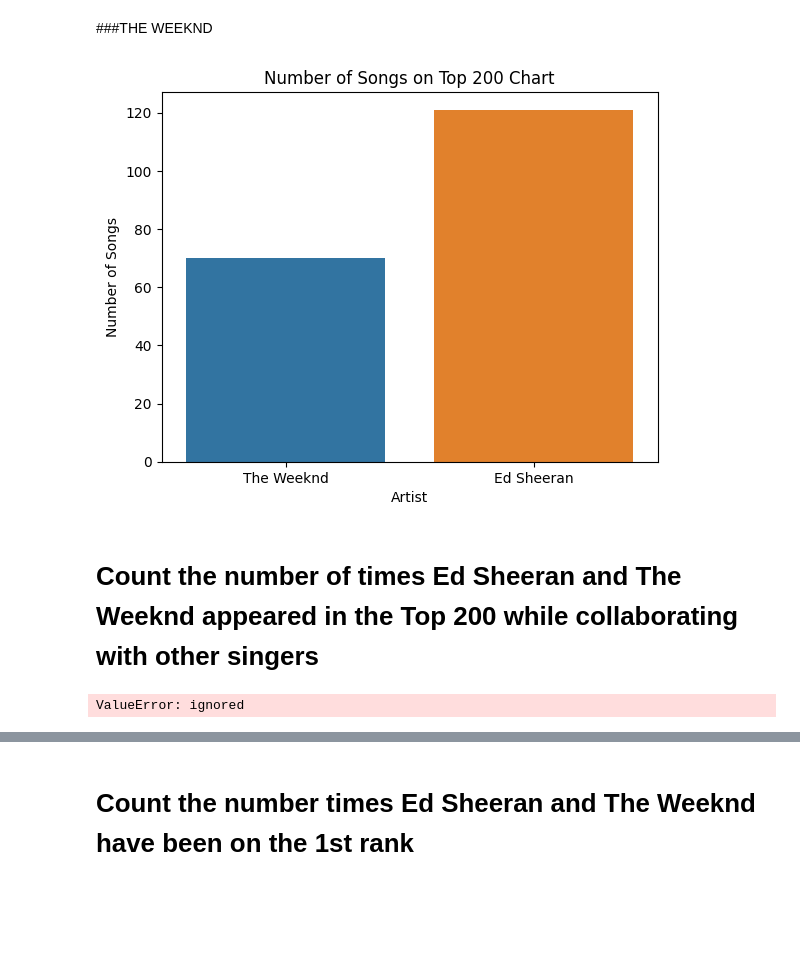
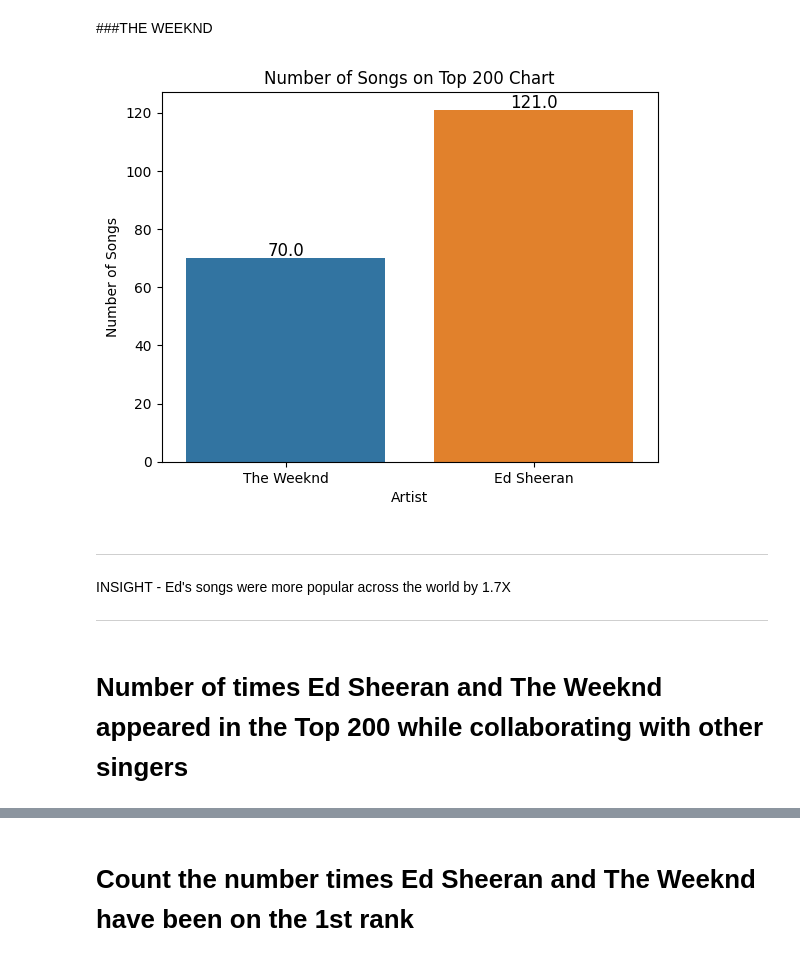
Before and after one commit to chaudharytv/DSAFinalProject, a Jupyter notebook: SpotifyCharts-2.ipynb, the cells around one changed output, grey strips where cells are left out. Drawn from its saved outputs; the diff is of its cells as text; code cells hidden in the pictures; blank space fills up the shorter version.

```diff
--- a/SpotifyCharts-2.ipynb
+++ b/SpotifyCharts-2.ipynb
@@ -240,59 +308,46 @@ LIMIT 10;
 # %%
 # Execute queries and convert results to Pandas DataFrames
 weeknd_df = spark.sql('''
 SELECT COUNT(DISTINCT title) NoOfSongs
 FROM charts
 WHERE artist LIKE '%The Weeknd%' AND chart = 'top200';
 ''').toPandas()
 
 sheeran_df = spark.sql('''
 SELECT COUNT(DISTINCT title) NoOfSongs
 FROM charts
 WHERE artist LIKE '%Ed Sheeran%' AND chart = 'top200';
 ''').toPandas()
 
 # Combine DataFrames
 combined_df = pd.concat([weeknd_df, sheeran_df], axis=0, ignore_index=True)
 combined_df['Artist'] = ['The Weeknd', 'Ed Sheeran']
 
 # Create bar plot
-sns.barplot(x='Artist', y='NoOfSongs', data=combined_df)
+ax = sns.barplot(x='Artist', y='NoOfSongs', data=combined_df)
+
+# Add data labels to each bar
+for p in ax.patches:
+    ax.annotate(f"{p.get_height()}", (p.get_x() + p.get_width() / 2., p.get_height()),
+                ha='center', va='center', fontsize=12, color='black', xytext=(0, 5),
+                textcoords='offset points')
 
 # Set title and axes labels
 plt.title('Number of Songs on Top 200 Chart')
 plt.xlabel('Artist')
 plt.ylabel('Number of Songs')
 
 # Save plot to local file
 plt.savefig('img/song_count.png')
 # %% [output]
-[figure, old version]
+[figure, new version]
+# %% [markdown]
+
+
+---
+
+INSIGHT - Ed's songs were more popular across the world by 1.7X
+
+---
 # %% [markdown]
-# Count the number of times Ed Sheeran and The Weeknd appeared in the Top 200 while collaborating with other singers
+# Number of times Ed Sheeran and The Weeknd appeared in the Top 200 while collaborating with other singers
-# %%
-from pyspark.sql.functions import col, lit
-
-# Assuming you have a Spark DataFrame called `df` with columns `artist` and `count`
-
-artists = ['Ed Sheeran', 'The Weeknd']
-
-combined_df = None
-
-for artist in artists:
-    artist_df = dfs.filter(col('artist').like(f'%{artist}%'))
-    artist_df = artist_df.withColumn('Artist', lit(artist))
-    if combined_df is None:
-        combined_df = artist_df
-    else:
-        combined_df = combined_df.unionByName(artist_df)
-
-# Convert the combined DataFrame to Pandas for visualization
-pandas_df = combined_df.toPandas()
-
-# Use `sns.barplot()` to create a visualization
-sns.barplot(x='Artist', y='count', data=pandas_df)
-
-# Save the figure to a file
-plt.savefig('img/combined_artists.png')
-# %% [output]
-ValueError: ignored
```
Also changed, not shown: parts of 43 cells of this notebook, 1 other file.
